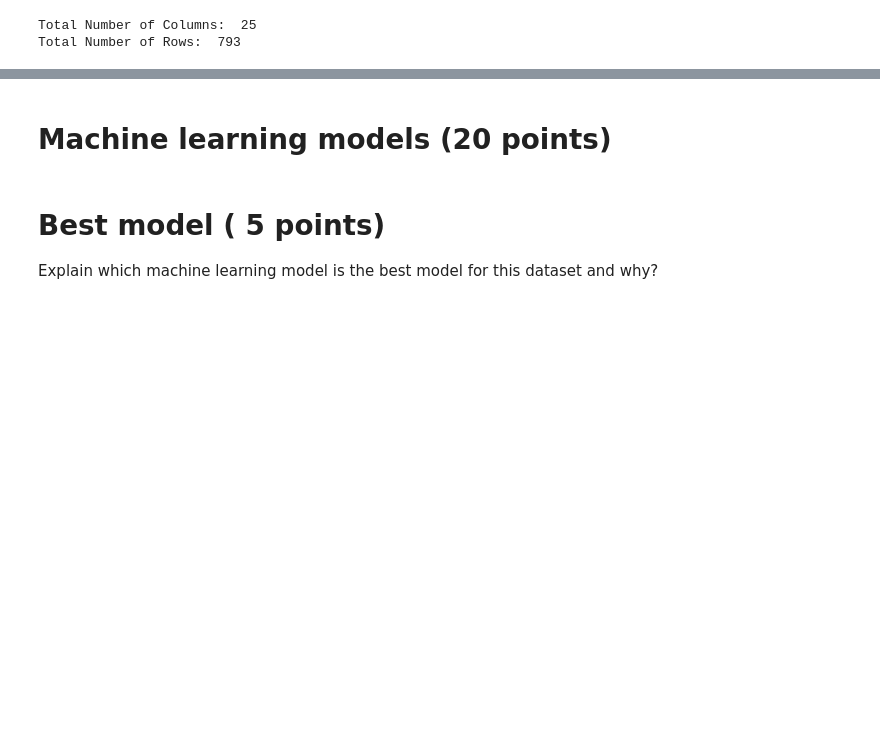
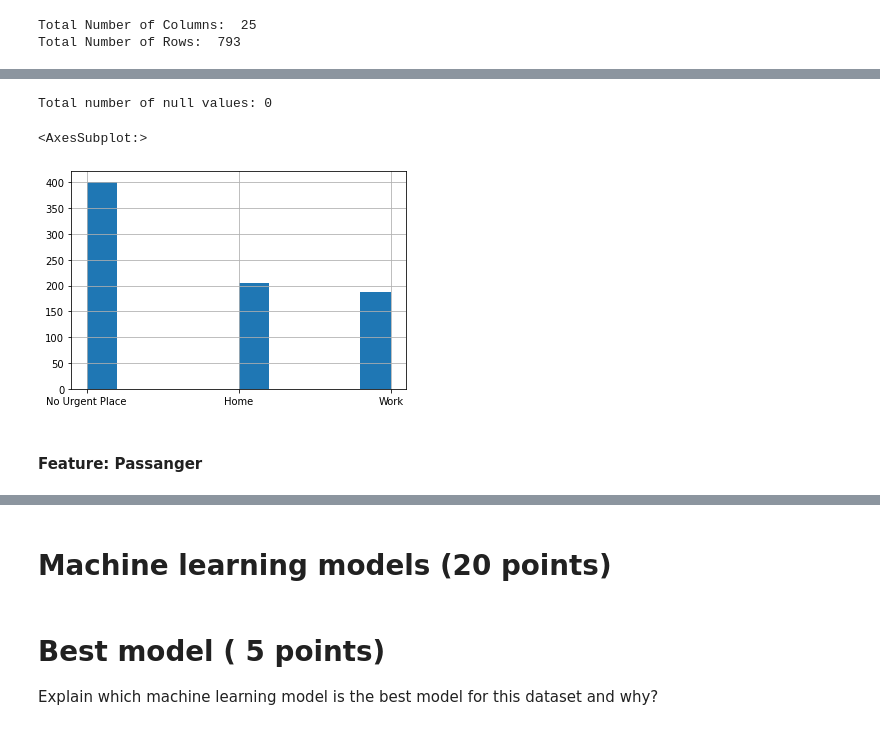
Before and after one commit to ddahiya16/Machine-Learning, a Jupyter notebook: Exam - Summer 2021.ipynb, the cells around one changed output, grey strips where cells are left out. Drawn from its saved outputs; the diff is of its cells as text; code cells hidden in the pictures; blank space fills up the shorter version.

```diff
--- a/Exam - Summer 2021.ipynb
+++ b/Exam - Summer 2021.ipynb
@@ -848,0 +903,11 @@ Total Number of Rows:  793
+# %%
+print("Total number of null values:", df_test['destination'].isnull().sum())
+# %% [output]
+Total number of null values: 0
+# %%
+df_test['destination'].hist()
+# %% [output]
+<AxesSubplot:>
+[figure, added]
+# %% [markdown]
+#### Feature: Passanger
```
Also changed, not shown: parts of 60 cells of this notebook.
